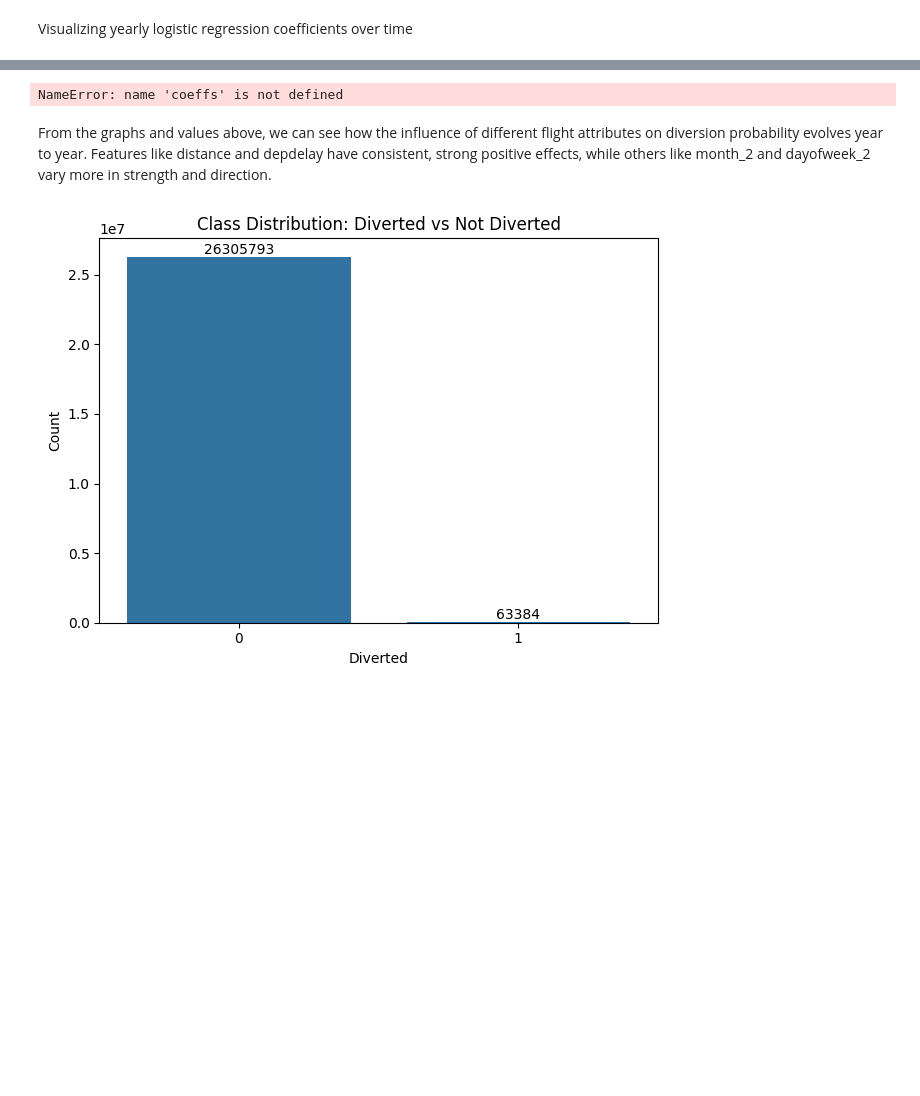
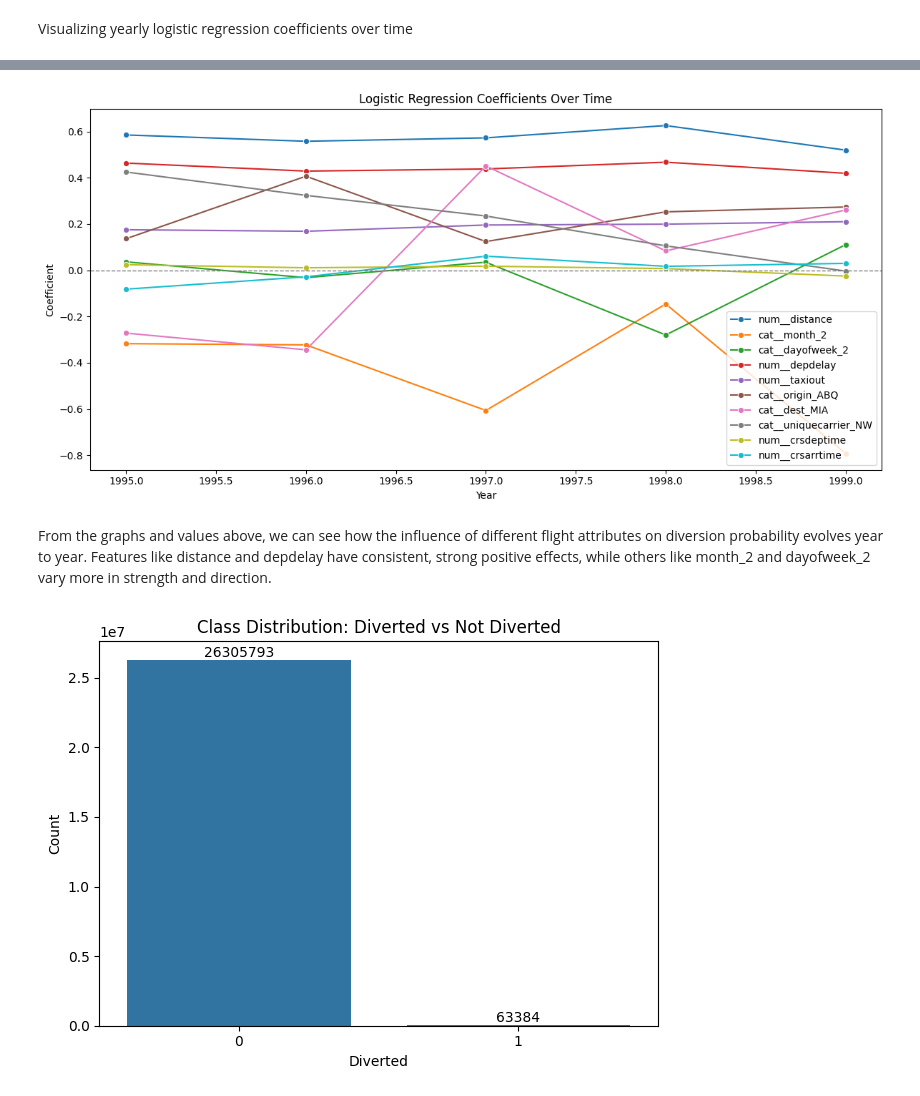
Before and after one commit to dexun02/ST2195_Coursework, a Jupyter notebook: ST2195_230700442_COURSEWORK_PART_2_PYTHON.ipynb, the cells around one changed output, grey strips where cells are left out. Cells and saved outputs as stored; diff of their text form; code cells hidden in the pictures; blank space fills up the shorter version.

```diff
--- a/dexun_coursework_q2.ipynb
+++ b/ST2195_230700442_COURSEWORK_PART_2_PYTHON.ipynb
@@ -1354,27 +1366,27 @@ NameError: name 'coeffs_df' is not defined
 # %%
 coeffs_df = pd.concat(coeffs)
 
 # Choose key features to visualize
-features_to_plot = ['num__distance', 'cat__month_2', 'cat__dayofweek_2', 'num__depdelay', 'num__taxiout']
+features_to_plot = ['num__distance', 'cat__month_2', 'cat__dayofweek_2', 'num__depdelay', 'num__taxiout', 'cat__origin_ABQ', 'cat__dest_MIA','cat__uniquecarrier_NW','num__crsdeptime','num__crsarrtime']
 
 plt.figure(figsize=(12, 6))
 
 for f in features_to_plot:
     subset = coeffs_df[coeffs_df['feature'] == f]
     sns.lineplot(data=subset, x='year', y='coefficient', label=f, marker='o')  # add markers
 
 # Reference line at y=0
 plt.axhline(0, color='gray', linestyle='--', linewidth=1)
 
 # Titles and labels
 plt.title("Logistic Regression Coefficients Over Time")
 plt.ylabel("Coefficient")
 plt.xlabel("Year")
 plt.legend()
 plt.tight_layout()
 plt.show()
 # %% [output]
-NameError: name 'coeffs' is not defined
+[figure, added]
 # %% [markdown]
 From the graphs and values above, we can see how the influence of different flight attributes on diversion probability evolves year to year. Features like distance and depdelay have consistent, strong positive effects, while others like month_2 and dayofweek_2 vary more in strength and direction.
 # %%
```
Also changed, not shown: parts of 24 cells of this notebook, 6 other files.
